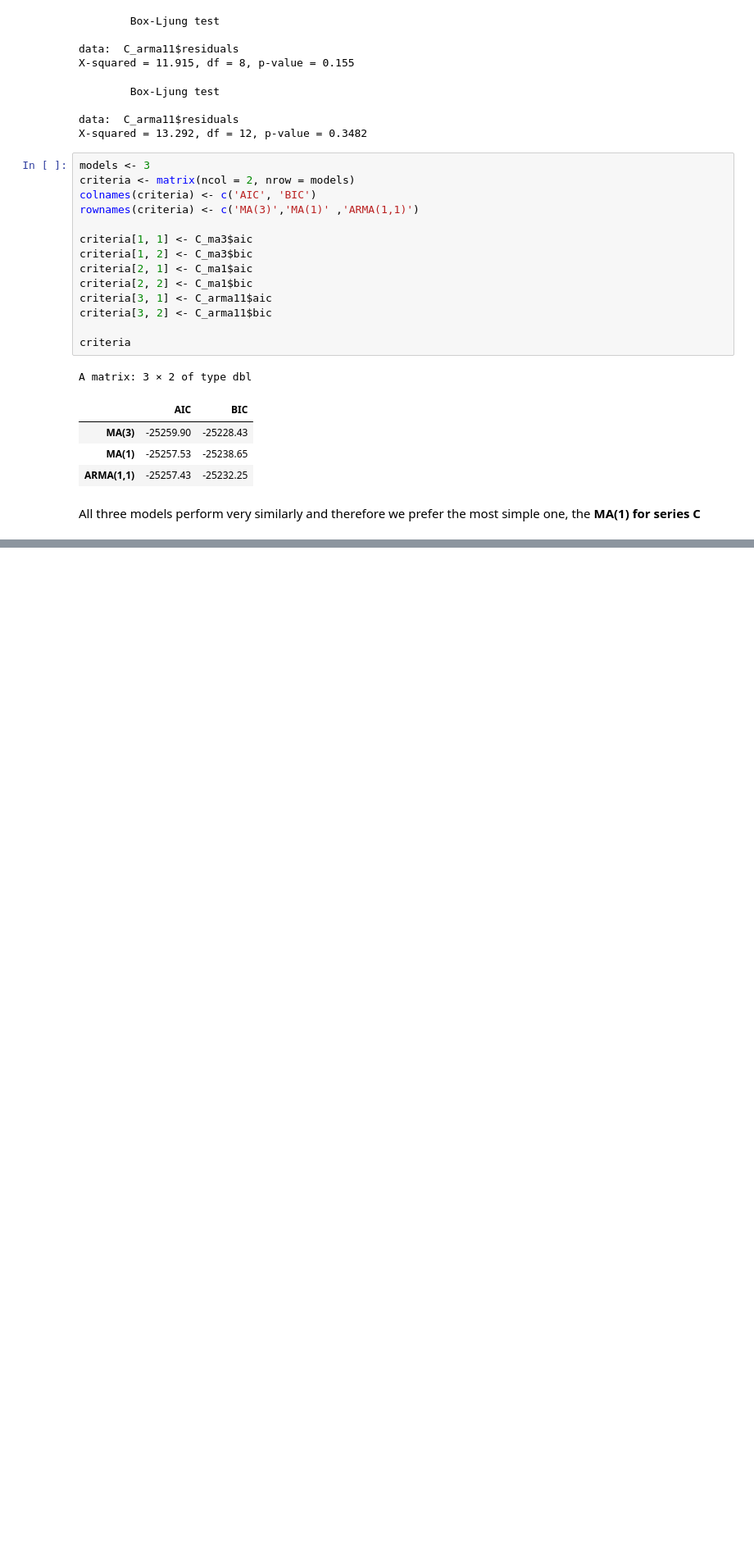
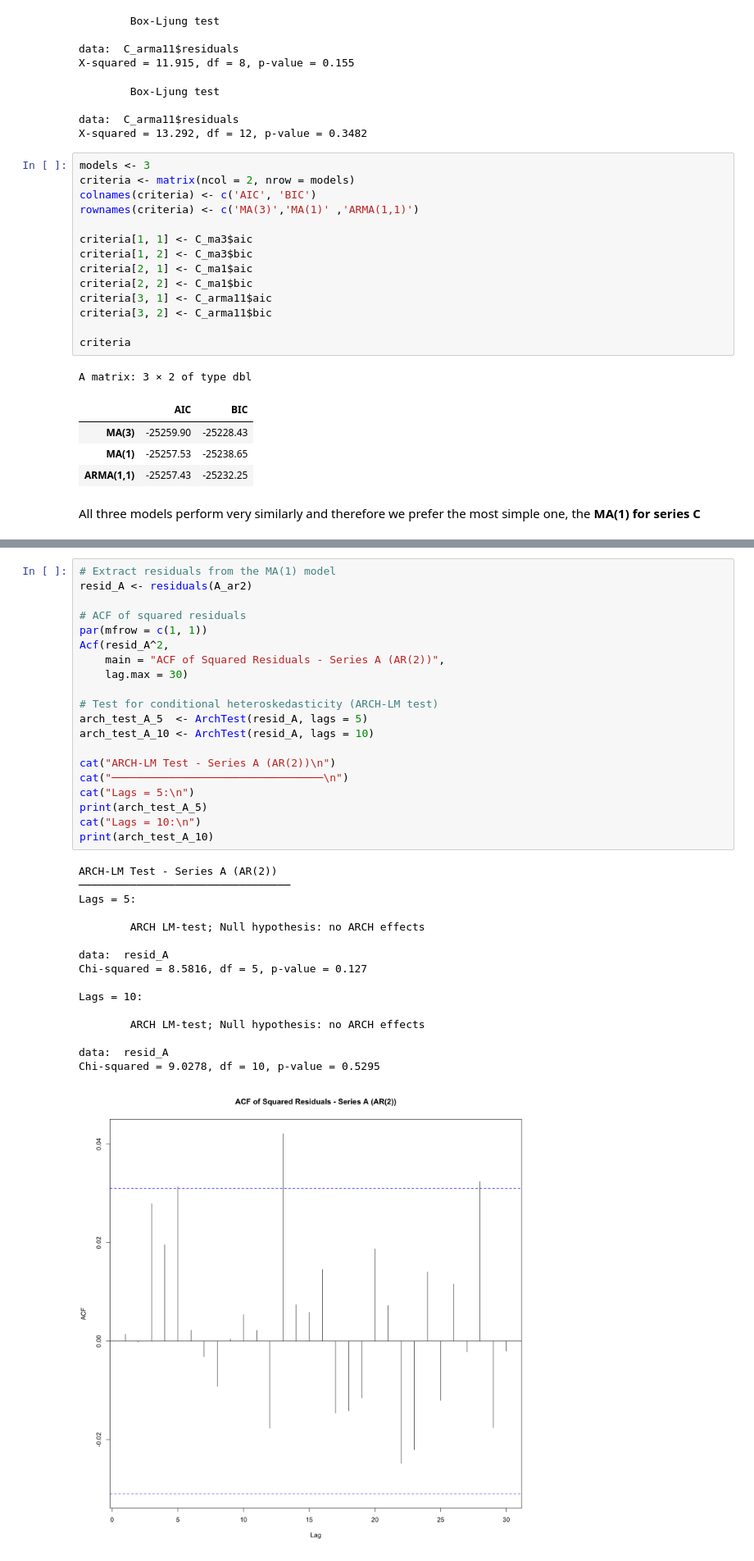
Before and after one commit to ahojdobryden/FiCox, a Jupyter notebook: HA2/HW2.ipynb, the cells around one changed output, grey strips where cells are left out. Shown at 82% size. Drawn from its saved outputs; the diff is of its cells as text; blank space fills up the shorter version.

```diff
--- a/HA2/HW2.ipynb
+++ b/HA2/HW2.ipynb
@@ -682,0 +655,37 @@ All three models perform very similarly and therefore we prefer the most simple
+# %%
+# Extract residuals from the MA(1) model
+resid_A <- residuals(A_ar2)
+
+# ACF of squared residuals
+par(mfrow = c(1, 1))
+Acf(resid_A^2,
+    main = "ACF of Squared Residuals - Series A (AR(2))",
+    lag.max = 30)
+
+# Test for conditional heteroskedasticity (ARCH-LM test)
+arch_test_A_5  <- ArchTest(resid_A, lags = 5)
+arch_test_A_10 <- ArchTest(resid_A, lags = 10)
+
+cat("ARCH-LM Test - Series A (AR(2))\n")
+cat("─────────────────────────────────\n")
+cat("Lags = 5:\n")
+print(arch_test_A_5)
+cat("Lags = 10:\n")
+print(arch_test_A_10)
+# %% [output]
+ARCH-LM Test - Series A (AR(2))
+─────────────────────────────────
+Lags = 5:
+
+        ARCH LM-test; Null hypothesis: no ARCH effects
+
+data:  resid_A
+Chi-squared = 8.5816, df = 5, p-value = 0.127
+
+Lags = 10:
+
+        ARCH LM-test; Null hypothesis: no ARCH effects
+
+data:  resid_A
+Chi-squared = 9.0278, df = 10, p-value = 0.5295
+[figure, added]
```
Also changed, not shown: parts of 25 cells of this notebook.
